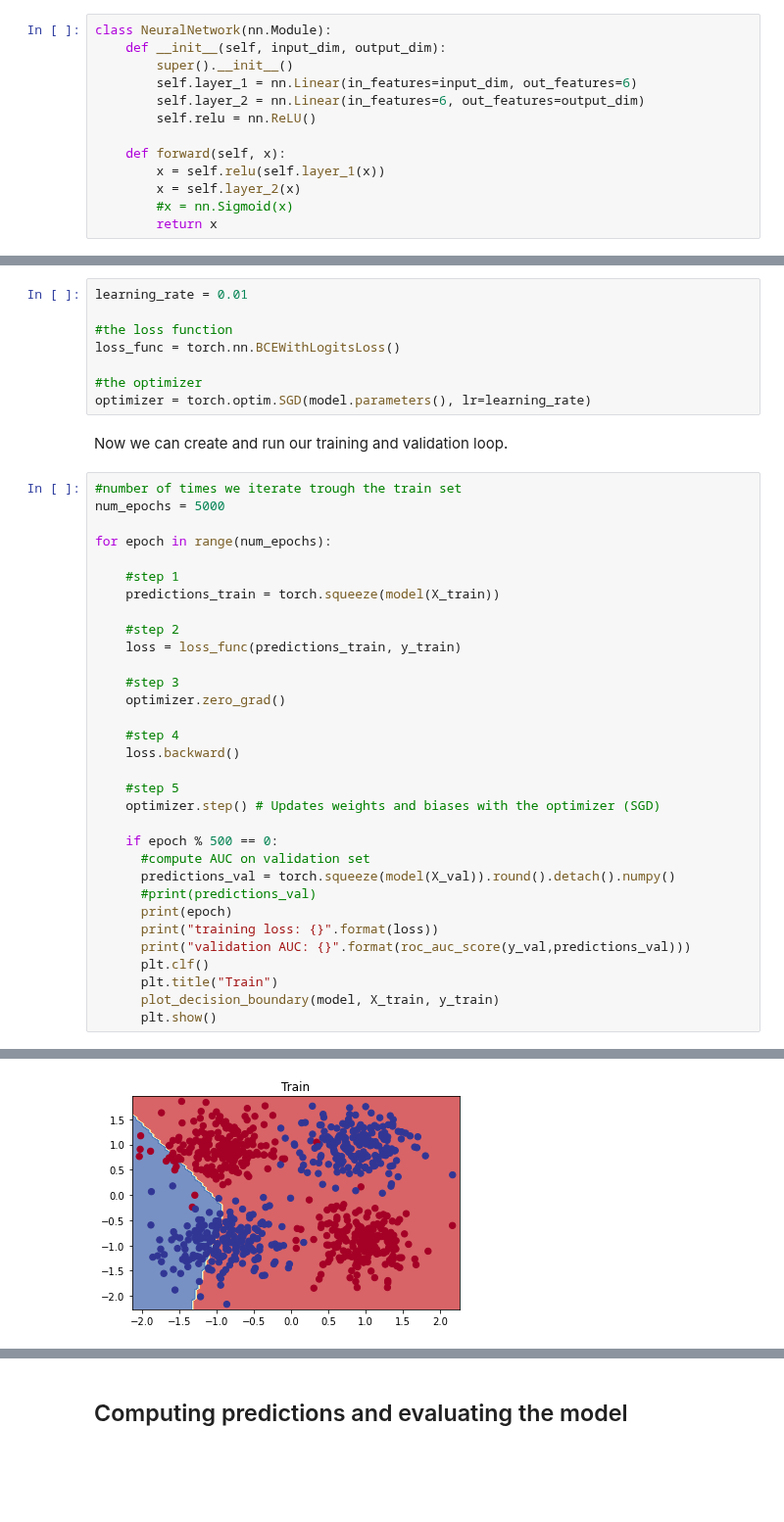
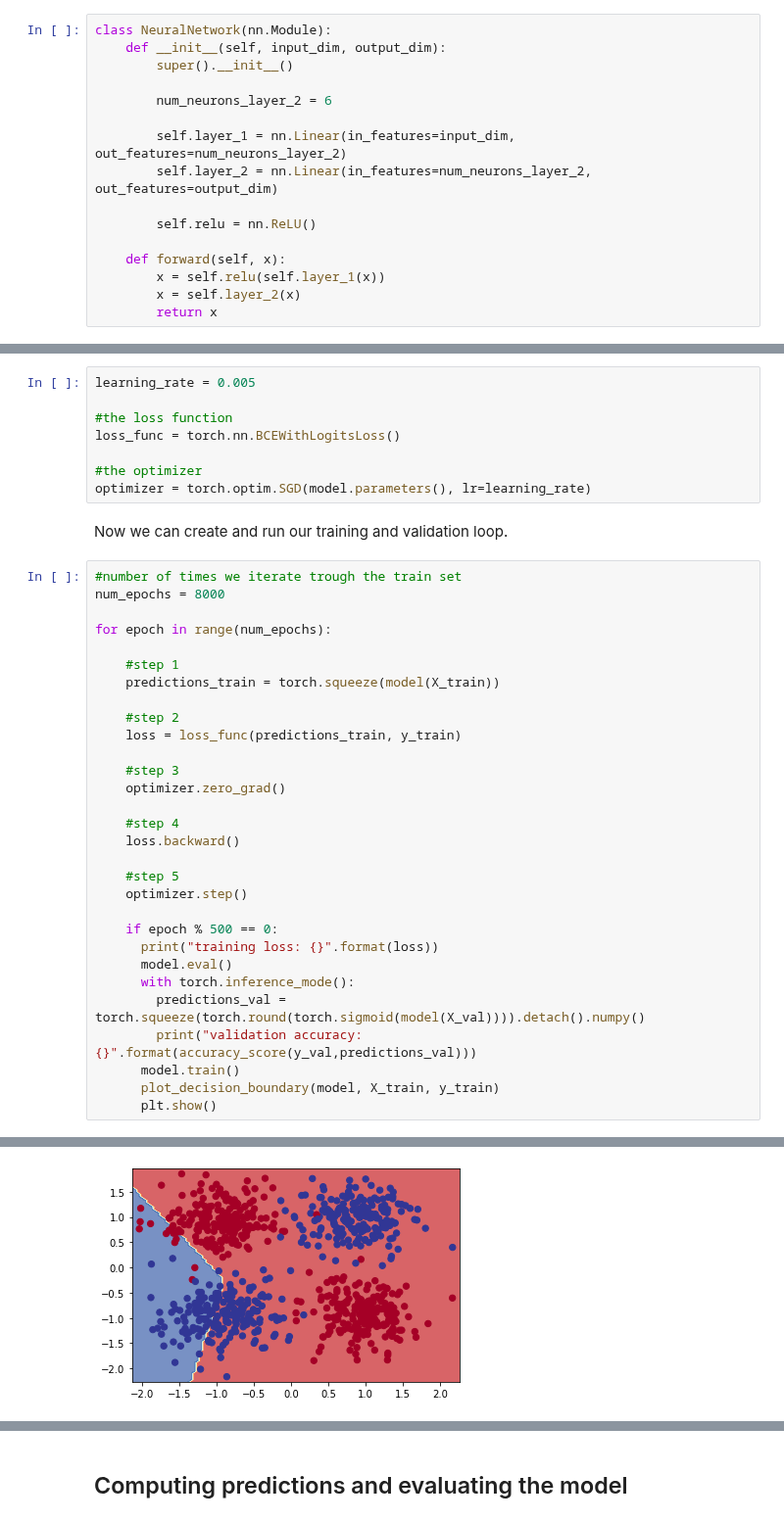
Before and after one commit to sdgroeve/D012554_Machine_Learning_2023, a Jupyter notebook: 02_neural_networks_in_pytorch.ipynb, the cells around one changed output, grey strips where cells are left out. Shown at 98% size. Cells and saved outputs as stored; diff of their text form; blank space fills up the shorter version.

```diff
--- a/02_neural_networks_in_pytorch.ipynb
+++ b/02_neural_networks_in_pytorch.ipynb
@@ -110,12 +84,15 @@ To do this we create a class `NeuralNetwork` that a subclass of `torch.nn.Module
 class NeuralNetwork(nn.Module):
     def __init__(self, input_dim, output_dim):
         super().__init__()
-        self.layer_1 = nn.Linear(in_features=input_dim, out_features=6)
-        self.layer_2 = nn.Linear(in_features=6, out_features=output_dim)
+
+        num_neurons_layer_2 = 6
+
+        self.layer_1 = nn.Linear(in_features=input_dim, out_features=num_neurons_layer_2)
+        self.layer_2 = nn.Linear(in_features=num_neurons_layer_2, out_features=output_dim)
+
         self.relu = nn.ReLU()
 
     def forward(self, x):
         x = self.relu(self.layer_1(x))
         x = self.layer_2(x)
-        #x = nn.Sigmoid(x)
         return x
@@ -188,7 +157,7 @@ test set AUC: 0.5838383838383838
 
 We use `BCEWithLogitsLoss` as the loss function and SGD, `torch.optim.SGD(params, lr)` as the optimizer.
 # %%
-learning_rate = 0.01
+learning_rate = 0.005
 
 #the loss function
 loss_func = torch.nn.BCEWithLogitsLoss()
@@ -199,7 +168,7 @@ optimizer = torch.optim.SGD(model.parameters(), lr=learning_rate)
 Now we can create and run our training and validation loop.
 # %%
 #number of times we iterate trough the train set
-num_epochs = 5000
+num_epochs = 8000
 
 for epoch in range(num_epochs):
 
@@ -216,17 +185,15 @@ for epoch in range(num_epochs):
     loss.backward()
 
     #step 5
-    optimizer.step() # Updates weights and biases with the optimizer (SGD)
+    optimizer.step()
 
     if epoch % 500 == 0:
-      #compute AUC on validation set
-      predictions_val = torch.squeeze(model(X_val)).round().detach().numpy()
-      #print(predictions_val)
-      print(epoch)
       print("training loss: {}".format(loss))
-      print("validation AUC: {}".format(roc_auc_score(y_val,predictions_val)))
-      plt.clf()
-      plt.title("Train")
+      model.eval()
+      with torch.inference_mode():
+        predictions_val = torch.squeeze(torch.round(torch.sigmoid(model(X_val)))).detach().numpy()
+        print("validation accuracy: {}".format(accuracy_score(y_val,predictions_val)))
+      model.train()
       plot_decision_boundary(model, X_train, y_train)
       plt.show()
 # %% [output]
@@ -236 +202 @@ validation AUC: 0.5376602564102564
-[figure, old version]
+[figure, new version]
```
Also changed, not shown: parts of 26 cells of this notebook.
